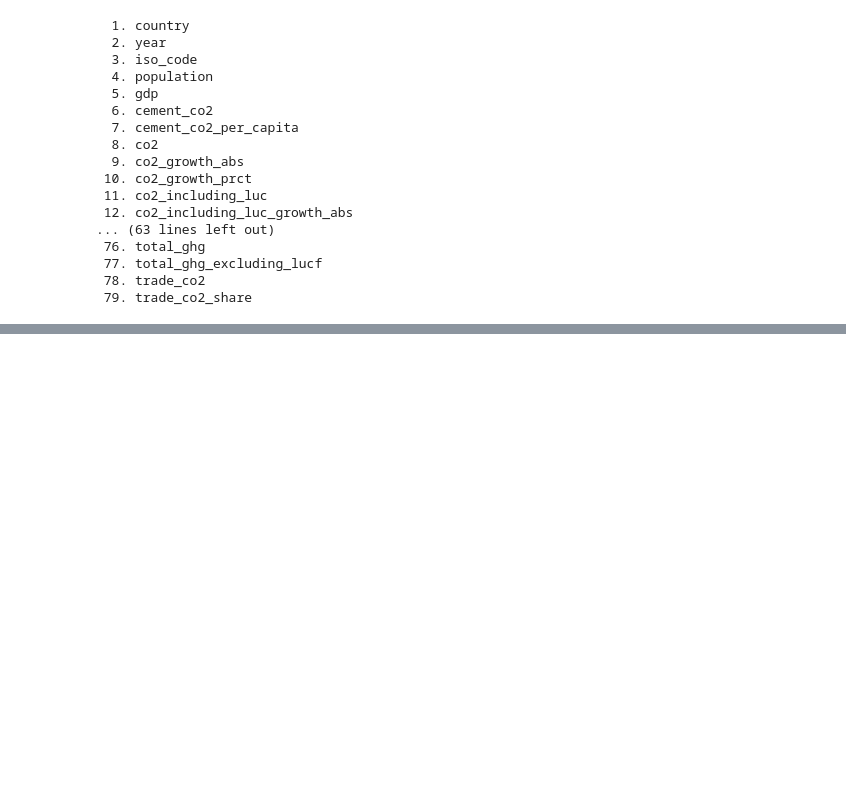
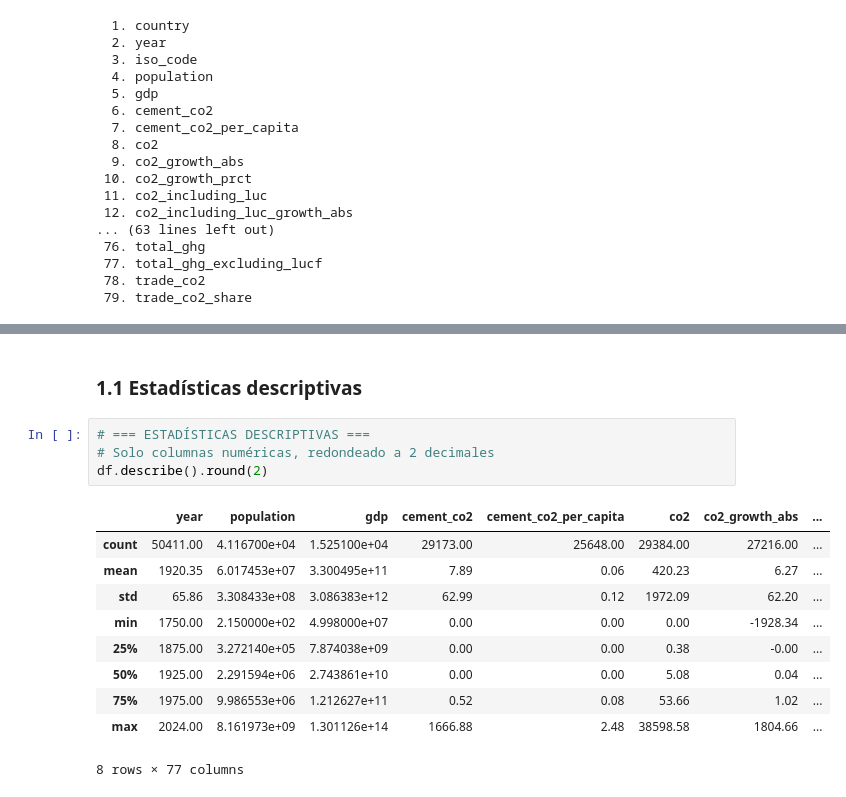
Before and after one commit to RamonEppens/Analisis_Predictivo_Co2, a Jupyter notebook: notebooks/Examen1-AnálisisPredictivo.ipynb, the cells around one changed output, grey strips where cells are left out. Cells and saved outputs as stored; diff of their text form; blank space fills up the shorter version.

```diff
--- a/notebooks/Examen1-AnálisisPredictivo.ipynb
+++ b/notebooks/Examen1-AnálisisPredictivo.ipynb
@@ -83,0 +122,17 @@ for i, col in enumerate(df.columns):
+# %% [markdown]
+### 1.1 Estadísticas descriptivas
+# %%
+# === ESTADÍSTICAS DESCRIPTIVAS ===
+# Solo columnas numéricas, redondeado a 2 decimales
+df.describe().round(2)
+# %% [output]
+|  | year | population | gdp | cement_co2 | cement_co2_per_capita | co2 | co2_growth_abs | ... |
+| count | 50411.00 | 4.116700e+04 | 1.525100e+04 | 29173.00 | 25648.00 | 29384.00 | 27216.00 | ... |
+| mean | 1920.35 | 6.017453e+07 | 3.300495e+11 | 7.89 | 0.06 | 420.23 | 6.27 | ... |
+| std | 65.86 | 3.308433e+08 | 3.086383e+12 | 62.99 | 0.12 | 1972.09 | 62.20 | ... |
+| min | 1750.00 | 2.150000e+02 | 4.998000e+07 | 0.00 | 0.00 | 0.00 | -1928.34 | ... |
+| 25% | 1875.00 | 3.272140e+05 | 7.874038e+09 | 0.00 | 0.00 | 0.38 | -0.00 | ... |
+| 50% | 1925.00 | 2.291594e+06 | 2.743861e+10 | 0.00 | 0.00 | 5.08 | 0.04 | ... |
+| 75% | 1975.00 | 9.986553e+06 | 1.212627e+11 | 0.52 | 0.08 | 53.66 | 1.02 | ... |
+| max | 2024.00 | 8.161973e+09 | 1.301126e+14 | 1666.88 | 2.48 | 38598.58 | 1804.66 | ... |
+8 rows × 77 columns
```
Also changed, not shown: parts of 14 cells of this notebook.
